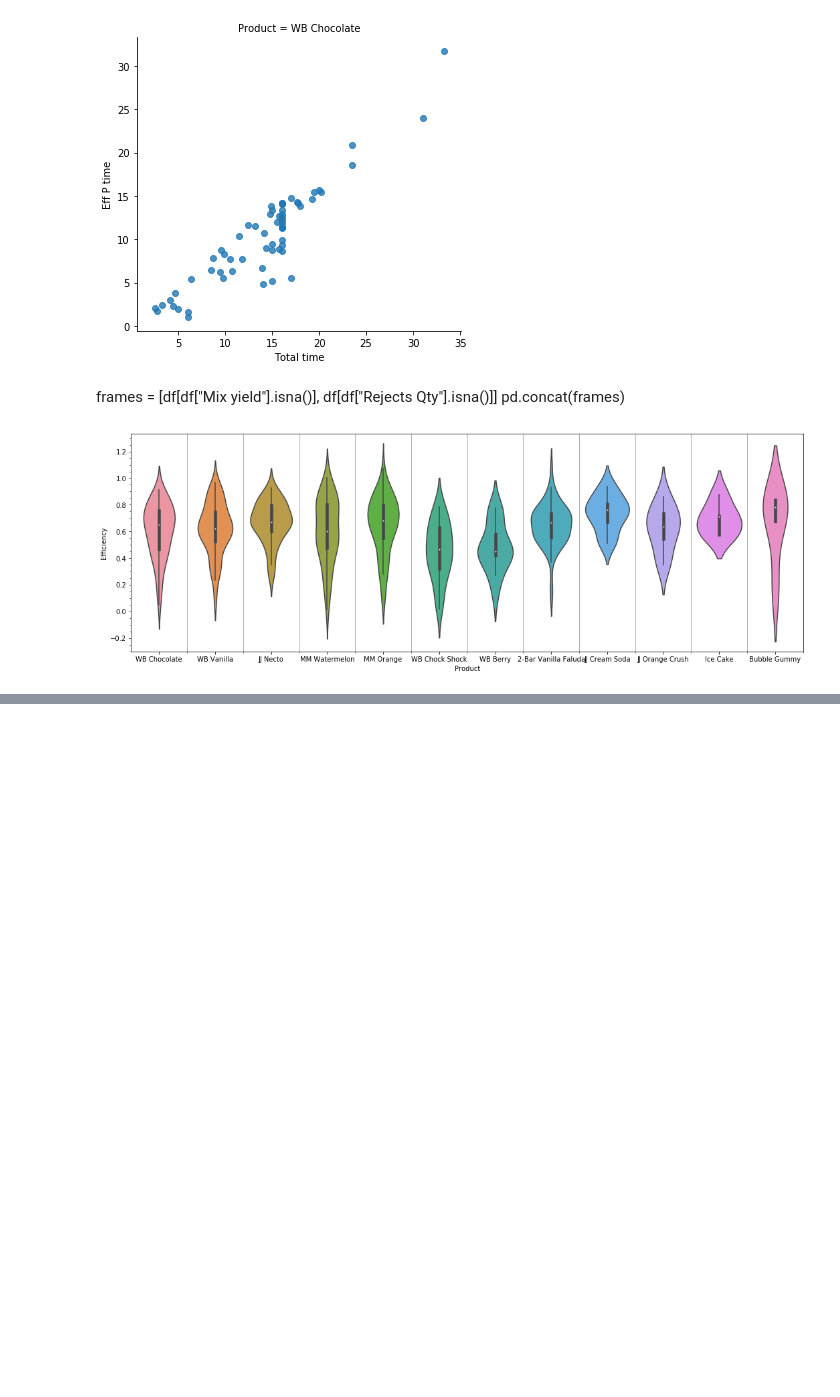
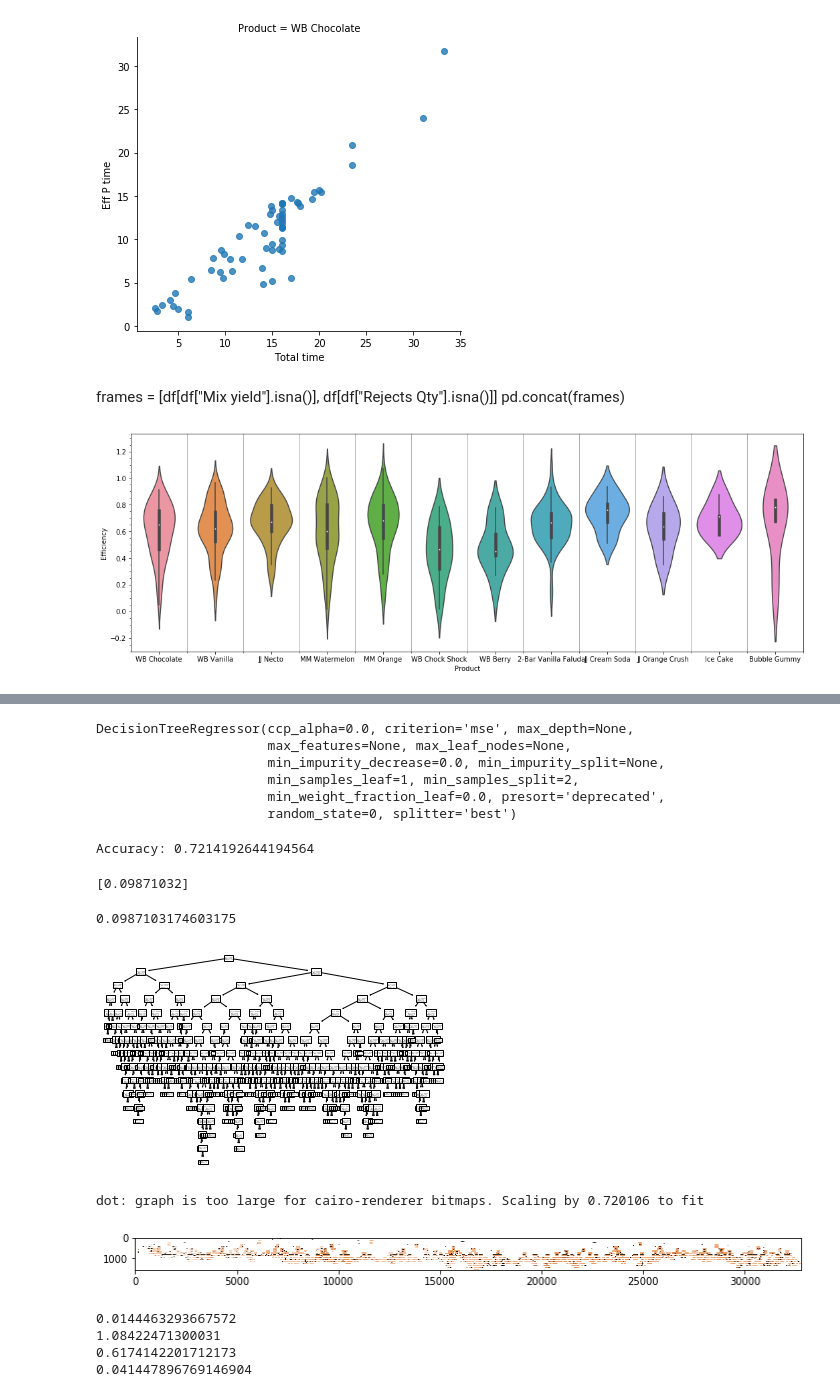
Before and after one commit to CodeProcessor/In20-S1-CS5617-project-1, a Jupyter notebook: Analysis.ipynb, the cells around one changed output, grey strips where cells are left out. Cells and saved outputs as stored; diff of their text form; code cells hidden in the pictures; blank space fills up the shorter version.

Commit message:
Decision Tree Classifier
This was used to get an idea about the dataset

```diff
--- a/Analysis.ipynb
+++ b/Analysis.ipynb
@@ -175,0 +157,26 @@ Planned Qty          = 47
+# %%
+from sklearn.tree import DecisionTreeRegressor
+from sklearn.model_selection import train_test_split
+from sklearn.metrics import r2_score
+
+y = df["Efficiency"]
+X = df.drop(['Product', 'Efficiency'], axis = 1)
+
+X_train, X_test, y_train, y_test = train_test_split(X, y, test_size=0.3, random_state=0)
+# %%
+regressor = DecisionTreeRegressor(random_state=0)
+regressor.fit(X_train,y_train)
+# %% [output]
+DecisionTreeRegressor(ccp_alpha=0.0, criterion='mse', max_depth=None,
+                      max_features=None, max_leaf_nodes=None,
+                      min_impurity_decrease=0.0, min_impurity_split=None,
+                      min_samples_leaf=1, min_samples_split=2,
+                      min_weight_fraction_leaf=0.0, presort='deprecated',
+                      random_state=0, splitter='best')
+# %%
+y_pred = regressor.predict(X_test)
+print("Accuracy:", r2_score(y_test, y_pred))
+# print("\nConfution Matrix: \n{}\n".format(confusion_matrix(y_test, y_pred)))
+# print("\nClassification Report: \n{}\n".format(classification_report(y_test, y_pred)))
+# %% [output]
+Accuracy: 0.7214192644194564
@@ -175,0 +185,49 @@ Planned Qty          = 47
+# %%
+print(y_pred)
+# %% [output]
+[0.09871032]
+# %%
+y.loc[1]
+# %% [output]
+0.0987103174603175
+# %%
+from sklearn import tree
+t = tree.plot_tree(regressor)
+# %% [output]
+[figure, added]
+# %%
+import matplotlib.pyplot as plt
+import pydotplus
+import matplotlib.image as mpimg
+import io
+
+from sklearn.externals.six import StringIO
+from sklearn.tree import export_graphviz
+
+dot_data = io.StringIO()
+plot_colomns = ["Total time", "Breakdowns and other delays", "Effective production time", "Produced Qty", "Rejects Qty", "Mix Usage", "Mix Wastage", "Mix yield"]
+
+export_graphviz(regressor, out_file=dot_data, feature_names=plot_colomns, class_names=["Efficiency"], rounded=True, filled=True)
+
+filename = "tree.png"
+pydotplus.graph_from_dot_data(dot_data.getvalue()).write_png(filename)
+
+plt.figure(figsize=(12,12))
+img = mpimg.imread(filename)
+imgplot = plt.imshow(img)
+
+plt.show()
+# %% [output]
+dot: graph is too large for cairo-renderer bitmaps. Scaling by 0.720106 to fit
+[figure, added]
+# %%
+import numpy as np
+print(np.min(df["Efficiency"]))
+print(np.max(df["Efficiency"]))
+print(np.average(df["Efficiency"]))
+print(np.var(df["Efficiency"]))
+# %% [output]
+0.0144463293667572
+1.08422471300031
+0.6174142201712173
+0.041447896769146904
```
Also changed, not shown: parts of 11 cells of this notebook.
